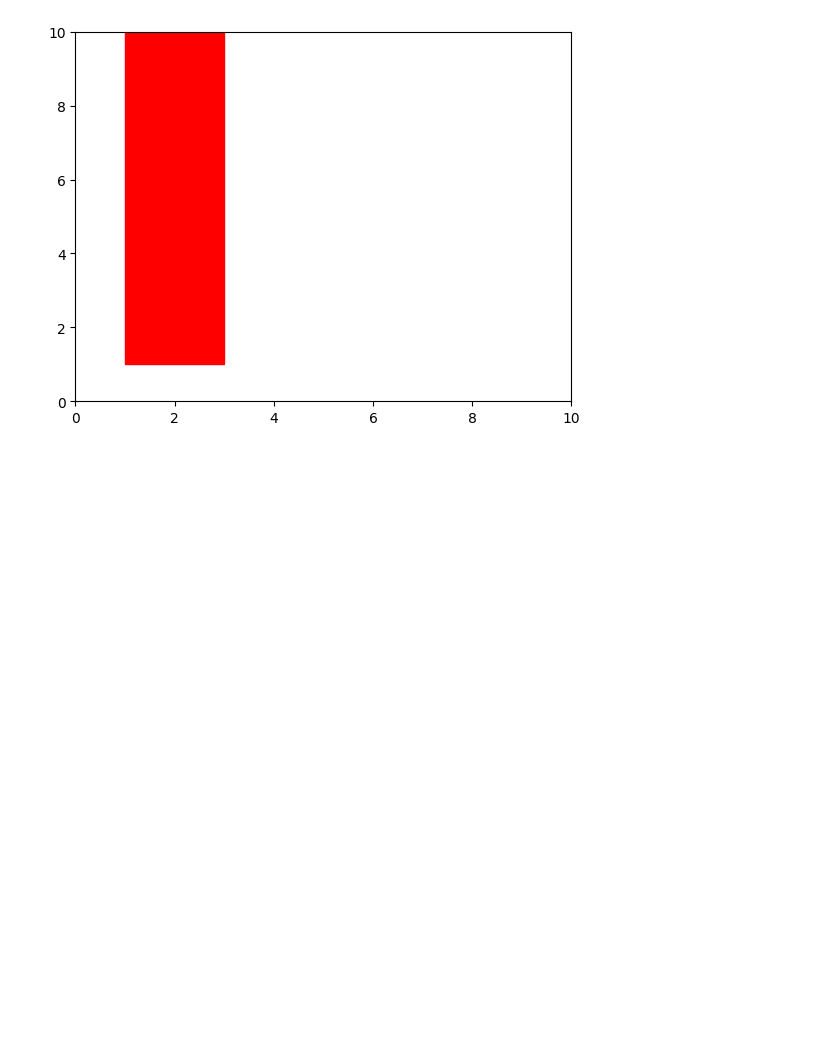
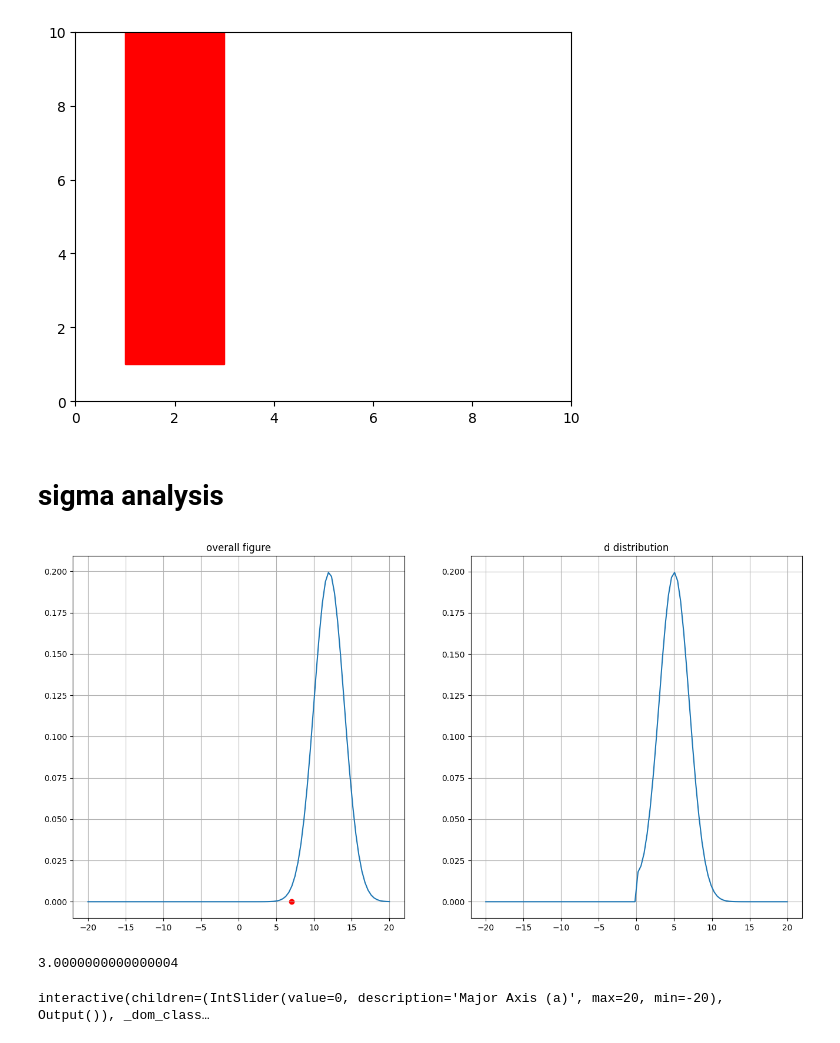
Before and after one commit to HyeongChanHam/temp, a Jupyter notebook: 1d/1D ambiguity set visualize.ipynb, the cells around one changed output. Cells and saved outputs as stored; diff of their text form; code cells hidden in the pictures; blank space fills up the shorter version.

```diff
--- a/1d/1D ambiguity set visualize.ipynb
+++ b/1d/1D ambiguity set visualize.ipynb
@@ -179,3 +182,5 @@ ax.set_ylim(0, 10)
 plt.show()
 # %% [output]
 [figure]
+# %% [markdown]
+# sigma analysis
@@ -181,0 +191,69 @@ plt.show()
+# %%
+l = np.linspace(-20, 20, 100)
+mu = 12
+sigma = 2
+dist = norm(mu, sigma)
+fig, ax = plt.subplots(1,2, figsize=(16, 8))
+
+ax[0].plot(l, dist.pdf(l))
+
+point = 7
+ax[0].scatter(point, 0, c='r')
+ax[0].set_title('overall figure')
+ax[0].grid(True)
+
+# difference distribution
+diff_mu = mu - point
+diff_sigma = sigma
+abs_dist = foldnorm(c=diff_mu / diff_sigma, scale=diff_sigma)
+ax[1].plot(l, abs_dist.pdf(l))
+ax[1].set_title('d distribution')
+ax[1].grid(True)
+plt.show()
+# %% [output]
+[figure, added]
+# %%
+kappa
+# %% [output]
+3.0000000000000004
+# %%
+from ipywidgets import interact, IntSlider
+epsilon = 0.1
+kappa = np.sqrt(epsilon / (1-epsilon))
+def plot(x):
+    l = np.linspace(-20, 20, 100)
+    mu = 12
+    sigma = 2
+    dist = norm(mu, sigma)
+    fig, ax = plt.subplots(1,2, figsize=(16, 8))
+
+    ax[0].plot(l, dist.pdf(l))
+
+    point = x
+    ax[0].scatter(point, 0, c='r')
+    ax[0].set_title('overall figure')
+    ax[0].grid(True)
+    ax[0].set_ylim(0, 0.5)
+
+    # difference distribution
+    diff_mu = abs(mu - point)
+    diff_sigma = sigma
+    abs_dist = foldnorm(c=diff_mu / diff_sigma, scale=diff_sigma)
+    mean, var = abs_dist.stats()
+    std = np.sqrt(var)
+    print(mean, std)
+    CVaR = mean - kappa * std
+    ax[1].plot(-l, abs_dist.pdf(l))
+    ax[1].axvline(x=-CVaR, color='r', linestyle='--', label=f'CVaR: {-CVaR}')
+    ax[1].set_title('d distribution')
+    ax[1].grid(True)
+    ax[1].set_xlim(-20, 20)
+    ax[1].set_ylim(0, 0.5)
+    plt.legend()
+    plt.show()
+interact(
+        plot,
+        x=IntSlider(min=-20, max=20, step=1, value=0, description='Major Axis (a)'),
+);
+# %% [output]
+interactive(children=(IntSlider(value=0, description='Major Axis (a)', max=20, min=-20), Output()), _dom_class…
```
Also changed, not shown: parts of 9 cells of this notebook, 2 other files.
